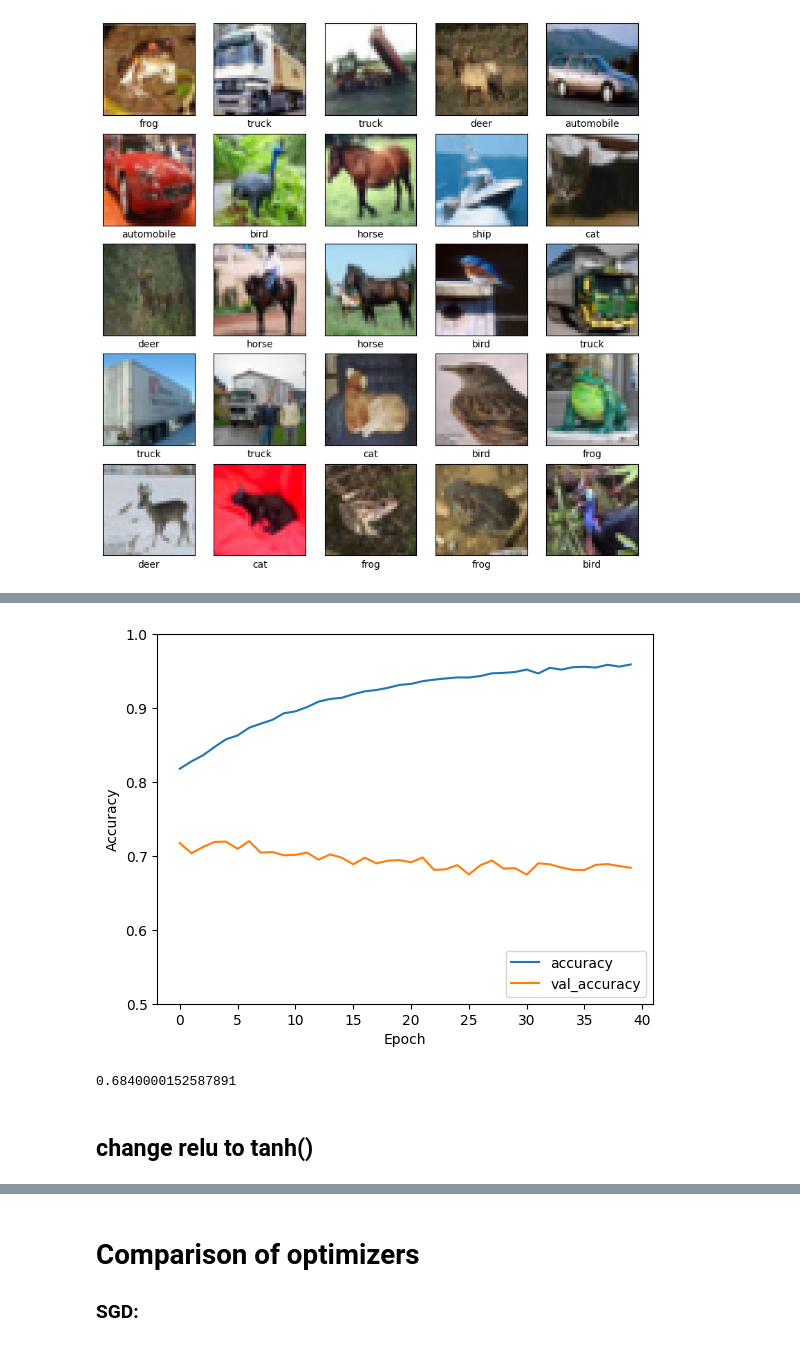
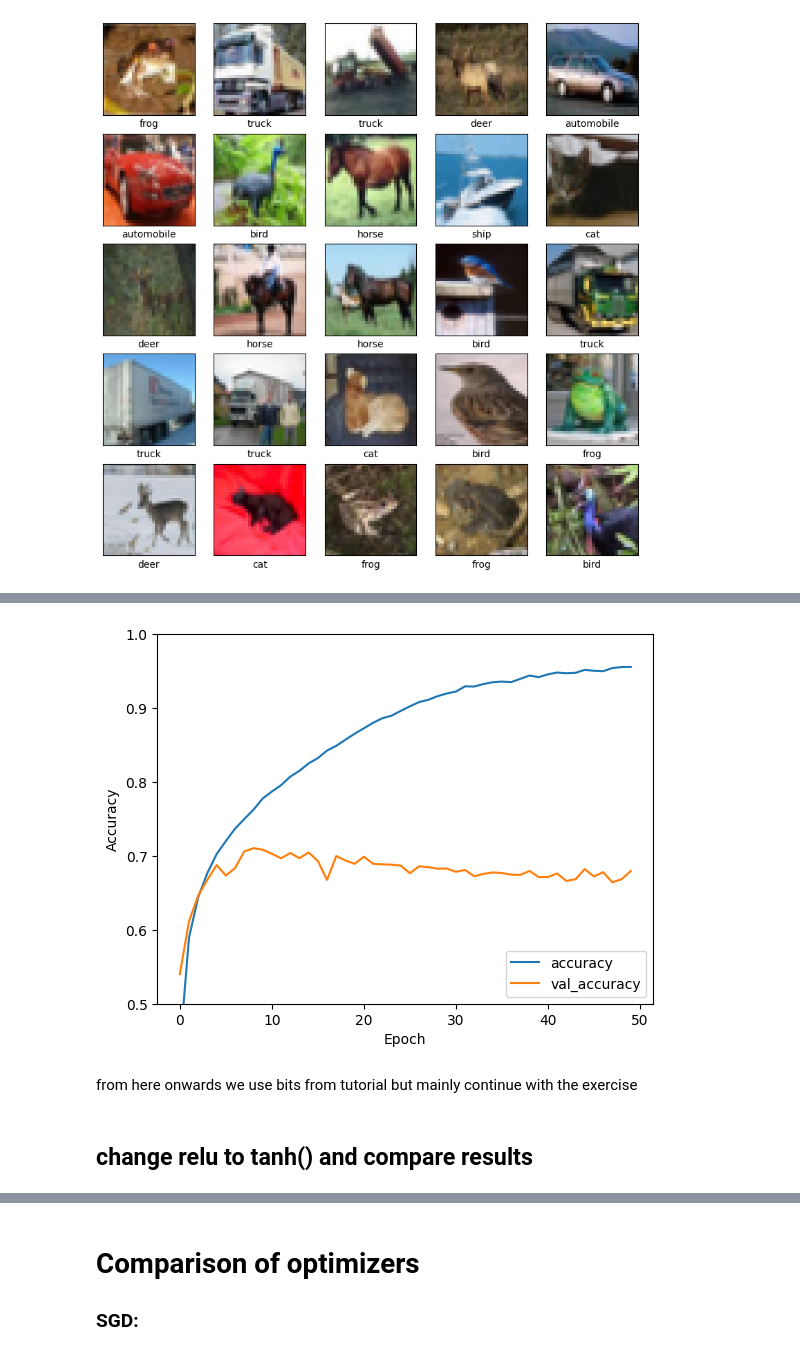
Before and after one commit to meraxion/cds-ml, a Jupyter notebook: Week 6 Deep Learning/CNN_3_4.ipynb, the cells around one changed output, grey strips where cells are left out. Cells and saved outputs as stored; diff of their text form; code cells hidden in the pictures.

Commit message:
finishing 3rd exercise

```diff
--- a/Week 6 Deep Learning/CNN_3_4.ipynb
+++ b/Week 6 Deep Learning/CNN_3_4.ipynb
@@ -40,0 +42,14 @@ Skipping registering GPU devices...
+# %%
+def create_model(activation):
+    model = models.Sequential()
+    model.add(layers.Conv2D(32, (3, 3), activation=activation, input_shape=(32, 32, 3)))
+    model.add(layers.MaxPooling2D((2, 2)))
+    model.add(layers.Conv2D(64, (3, 3), activation=activation))
+    model.add(layers.MaxPooling2D((2, 2)))
+    model.add(layers.Conv2D(64, (3, 3), activation=activation))
+    model.add(layers.Flatten())
+    model.add(layers.Dense(64, activation=activation))
+    model.add(layers.Dense(10))
+    return model
+# %%
+model_relu = create_model(activation='relu')
@@ -115,0 +89,14 @@ Epoch 40/40
+# %%
+import pickle
+
+with tf.device('/CPU:0'):
+    model_relu.compile(optimizer='adam',
+                  loss=tf.keras.losses.SparseCategoricalCrossentropy(from_logits=True),
+                  metrics=['accuracy'])
+
+    history_relu = model_relu.fit(train_images, train_labels, epochs=50,
+                        validation_data=(test_images, test_labels))
+
+    model_relu.save_weights('model_relu_Adam.weights.h5')
+    with open('history_relu_adam.pkl', 'wb') as file:
+        pickle.dump(history_relu.history, file)
@@ -116,10 +123,16 @@ Epoch 40/40
 # %%
-plt.plot(history.history['accuracy'], label='accuracy')
-plt.plot(history.history['val_accuracy'], label = 'val_accuracy')
+with open('history_relu_adam.pkl', 'rb') as file:
+    history_relu = pickle.load(file)
+
+model_relu.load_weights('model_relu_Adam.weights.h5')
+
+plt.plot(history_relu['accuracy'], label='accuracy')
+plt.plot(history_relu['val_accuracy'], label = 'val_accuracy')
 plt.xlabel('Epoch')
 plt.ylabel('Accuracy')
 plt.ylim([0.5, 1])
 plt.legend(loc='lower right')
 
-test_loss, test_acc = model.evaluate(test_images,  test_labels, verbose=2)
+test_loss_relu, test_acc_relu = model_relu.evaluate(test_images,  test_labels, verbose=2)
+print(test_acc_relu)
 # %% [output]
@@ -127,7 +141,5 @@ test_loss, test_acc = model.evaluate(test_images,  test_labels, verbose=2)
-[figure, old version]
+[figure, new version]
-# %%
-print(test_acc)
-# %% [output]
-0.6840000152587891
+# %% [markdown]
+from here onwards we use bits from tutorial but mainly continue with the exercise
 # %% [markdown]
- ## change relu to tanh()
+ ## change relu to tanh() and compare results
```
Also changed, not shown: parts of 27 cells of this notebook.
